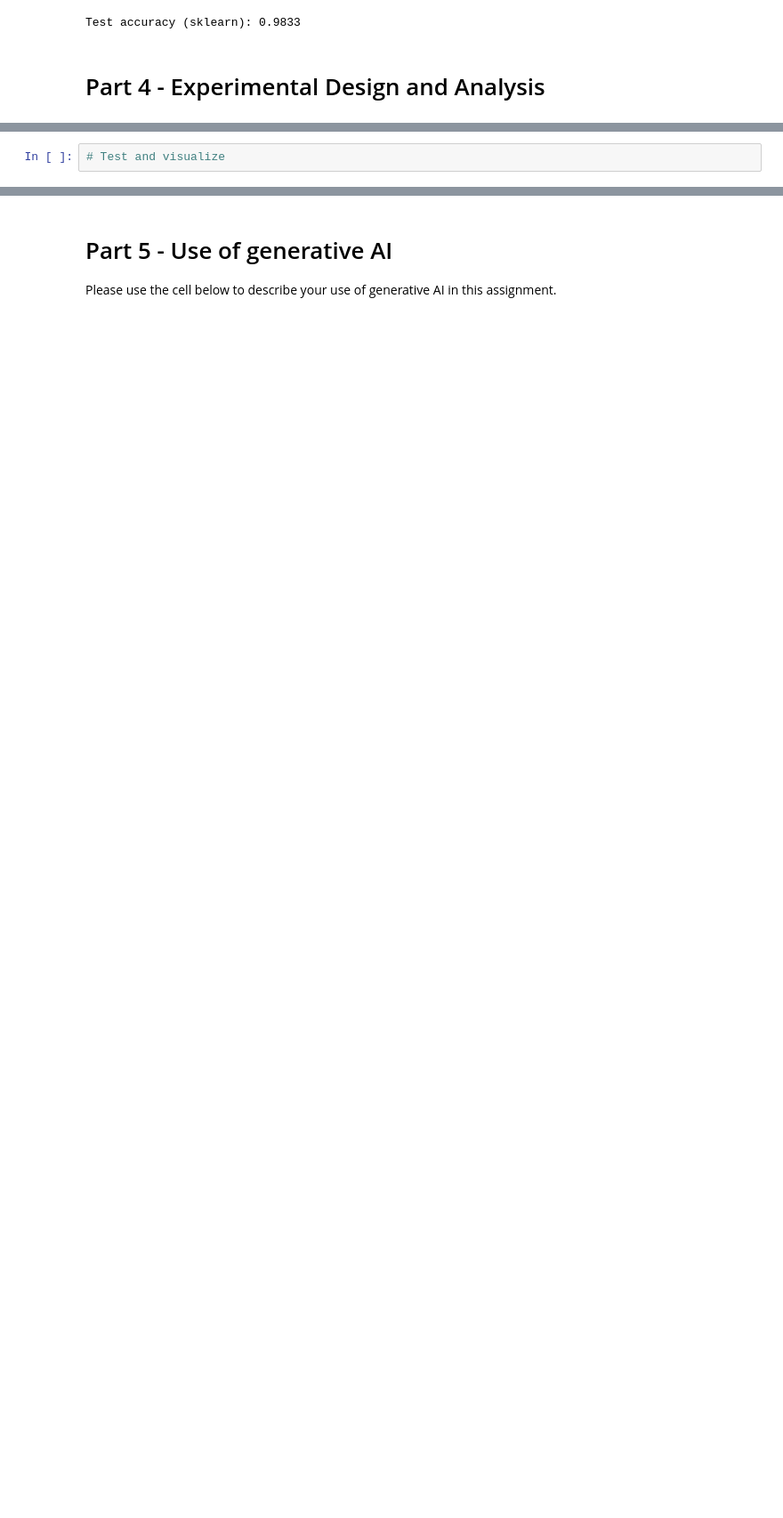
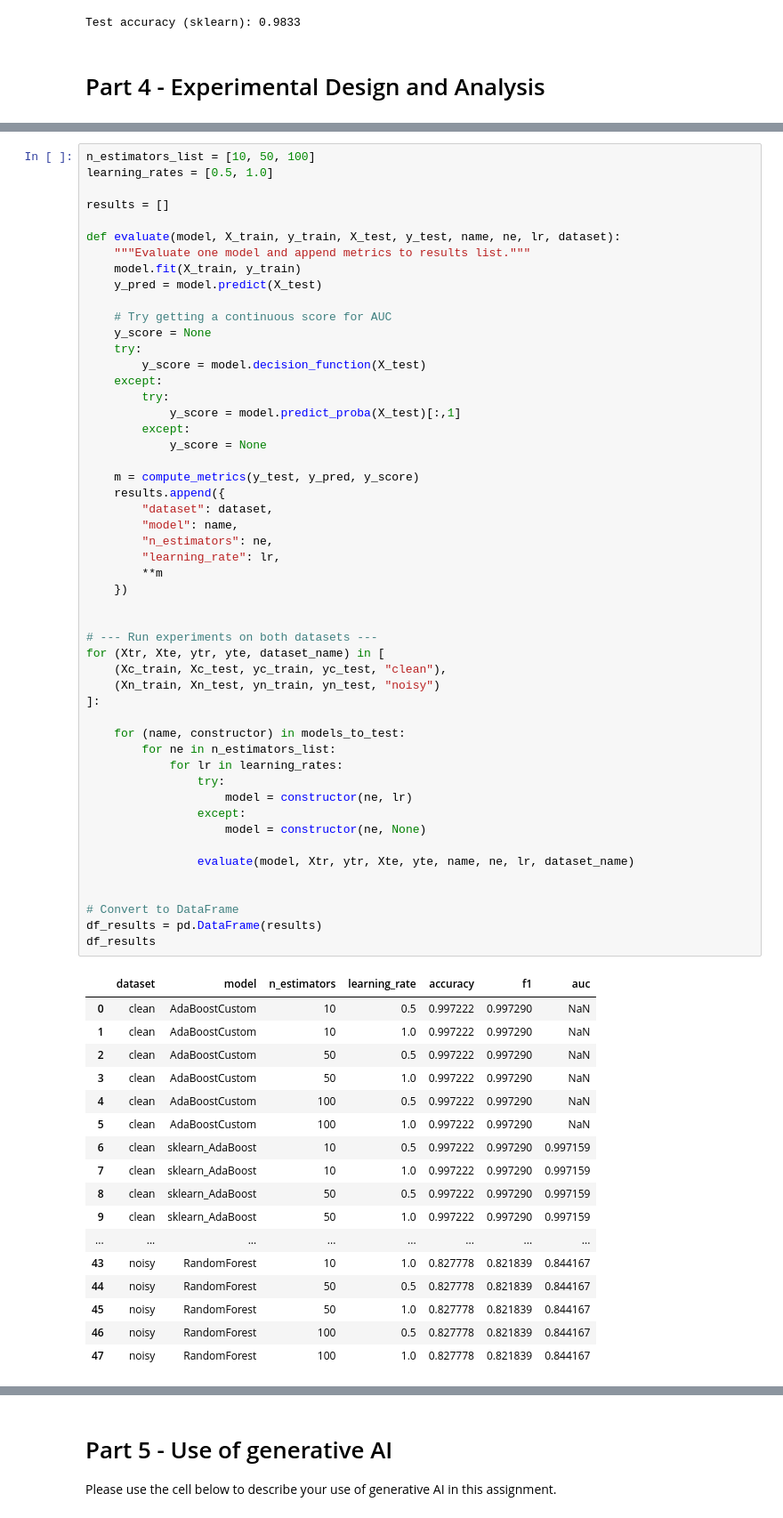
Before and after one commit to saraspagno/adaboost, a Jupyter notebook: solution_actual.ipynb, the cells around one changed output, grey strips where cells are left out. Shown at 89% size. Drawn from its saved outputs; the diff is of its cells as text; blank space fills up the shorter version.

```diff
--- a/solution_actual.ipynb
+++ b/solution_actual.ipynb
@@ -601,2 +786,69 @@ Describe and discuss your results.
 # %%
-# Test and visualize
+n_estimators_list = [10, 50, 100]
+learning_rates = [0.5, 1.0]
+
+results = []
+
+def evaluate(model, X_train, y_train, X_test, y_test, name, ne, lr, dataset):
+    """Evaluate one model and append metrics to results list."""
+    model.fit(X_train, y_train)
+    y_pred = model.predict(X_test)
+
+    # Try getting a continuous score for AUC
+    y_score = None
+    try:
+        y_score = model.decision_function(X_test)
+    except:
+        try:
+            y_score = model.predict_proba(X_test)[:,1]
+        except:
+            y_score = None
+
+    m = compute_metrics(y_test, y_pred, y_score)
+    results.append({
+        "dataset": dataset,
+        "model": name,
+        "n_estimators": ne,
+        "learning_rate": lr,
+        **m
+    })
+
+
+# --- Run experiments on both datasets ---
+for (Xtr, Xte, ytr, yte, dataset_name) in [
+    (Xc_train, Xc_test, yc_train, yc_test, "clean"),
+    (Xn_train, Xn_test, yn_train, yn_test, "noisy")
+]:
+
+    for (name, constructor) in models_to_test:
+        for ne in n_estimators_list:
+            for lr in learning_rates:
+                try:
+                    model = constructor(ne, lr)
+                except:
+                    model = constructor(ne, None)
+
+                evaluate(model, Xtr, ytr, Xte, yte, name, ne, lr, dataset_name)
+
+
+# Convert to DataFrame
+df_results = pd.DataFrame(results)
+df_results
+# %% [output]
+|  | dataset | model | n_estimators | learning_rate | accuracy | f1 | auc |
+| 0 | clean | AdaBoostCustom | 10 | 0.5 | 0.997222 | 0.997290 | NaN |
+| 1 | clean | AdaBoostCustom | 10 | 1.0 | 0.997222 | 0.997290 | NaN |
+| 2 | clean | AdaBoostCustom | 50 | 0.5 | 0.997222 | 0.997290 | NaN |
+| 3 | clean | AdaBoostCustom | 50 | 1.0 | 0.997222 | 0.997290 | NaN |
+| 4 | clean | AdaBoostCustom | 100 | 0.5 | 0.997222 | 0.997290 | NaN |
+| 5 | clean | AdaBoostCustom | 100 | 1.0 | 0.997222 | 0.997290 | NaN |
+| 6 | clean | sklearn_AdaBoost | 10 | 0.5 | 0.997222 | 0.997290 | 0.997159 |
+| 7 | clean | sklearn_AdaBoost | 10 | 1.0 | 0.997222 | 0.997290 | 0.997159 |
+| 8 | clean | sklearn_AdaBoost | 50 | 0.5 | 0.997222 | 0.997290 | 0.997159 |
+| 9 | clean | sklearn_AdaBoost | 50 | 1.0 | 0.997222 | 0.997290 | 0.997159 |
+| ... | ... | ... | ... | ... | ... | ... | ... |
+| 43 | noisy | RandomForest | 10 | 1.0 | 0.827778 | 0.821839 | 0.844167 |
+| 44 | noisy | RandomForest | 50 | 0.5 | 0.827778 | 0.821839 | 0.844167 |
+| 45 | noisy | RandomForest | 50 | 1.0 | 0.827778 | 0.821839 | 0.844167 |
+| 46 | noisy | RandomForest | 100 | 0.5 | 0.827778 | 0.821839 | 0.844167 |
+| 47 | noisy | RandomForest | 100 | 1.0 | 0.827778 | 0.821839 | 0.844167 |
```
Also changed, not shown: parts of 9 cells of this notebook.
